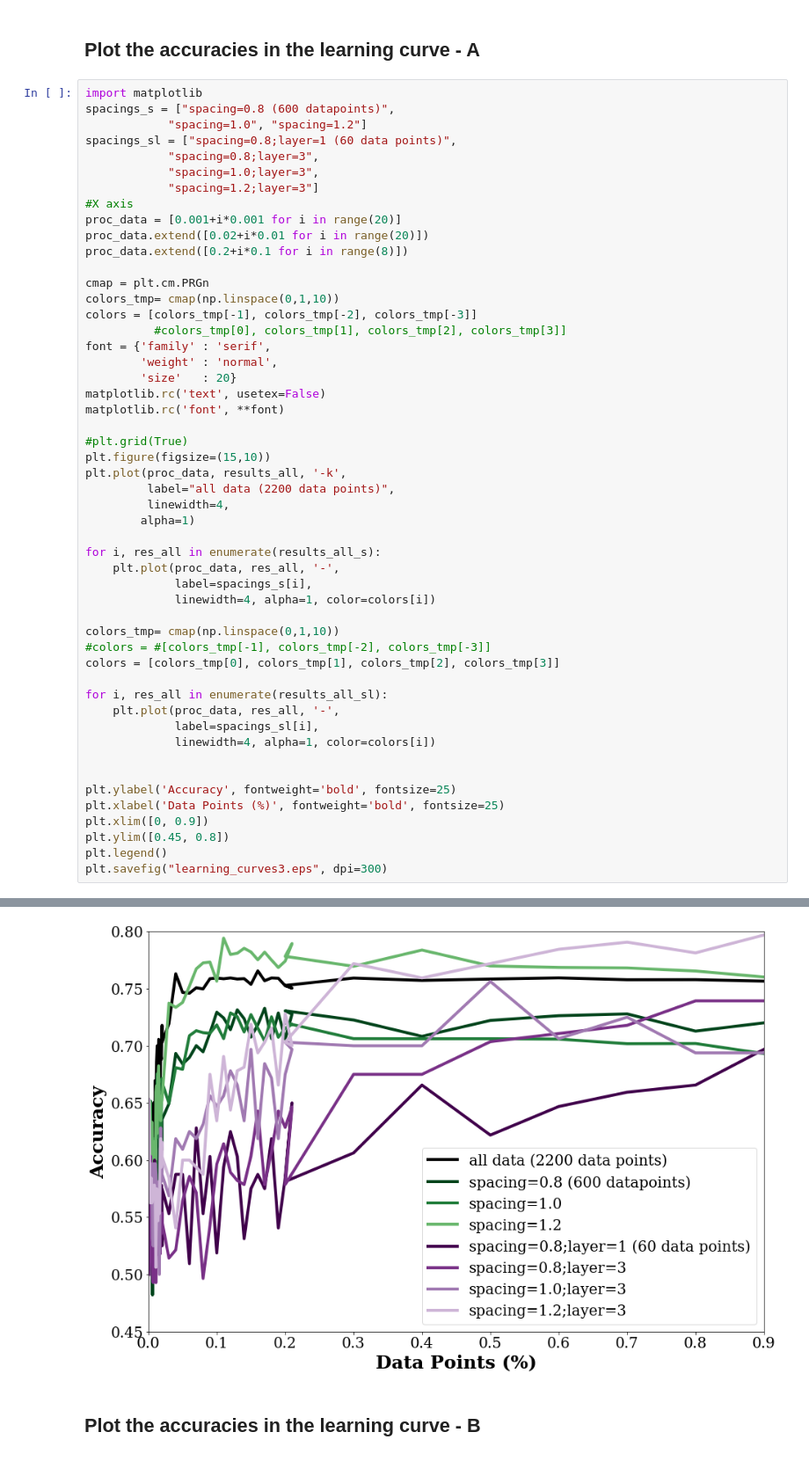
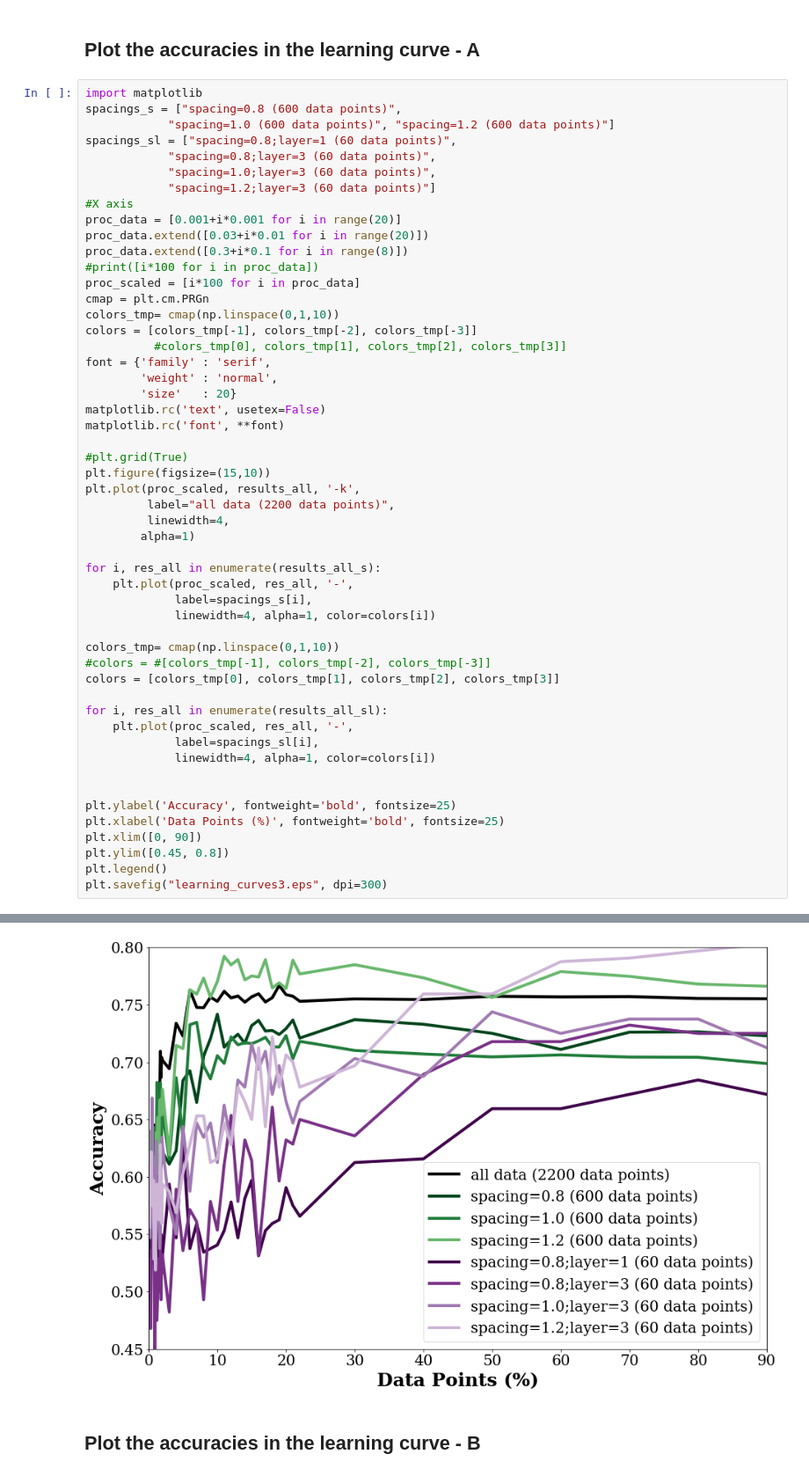
Before and after one commit to KavrakiLab/bioMateriaLs, a Jupyter notebook: P3-Learning_curves.ipynb, the cells around one changed output, grey strips where cells are left out. Shown at 88% size. Saved outputs shown, nothing was run; the diff lists cells and outputs as text.

Commit message:
Learning curves plot fix

```diff
--- a/P3-Learning_curves.ipynb
+++ b/P3-Learning_curves.ipynb
@@ -368,17 +368,18 @@ no_data
 ## Plot the accuracies in the learning curve - A
 # %%
 import matplotlib
-spacings_s = ["spacing=0.8 (600 datapoints)",
-            "spacing=1.0", "spacing=1.2"]
+spacings_s = ["spacing=0.8 (600 data points)",
+            "spacing=1.0 (600 data points)", "spacing=1.2 (600 data points)"]
 spacings_sl = ["spacing=0.8;layer=1 (60 data points)",
-            "spacing=0.8;layer=3",
-            "spacing=1.0;layer=3",
-            "spacing=1.2;layer=3"]
+            "spacing=0.8;layer=3 (60 data points)",
+            "spacing=1.0;layer=3 (60 data points)",
+            "spacing=1.2;layer=3 (60 data points)"]
 #X axis
 proc_data = [0.001+i*0.001 for i in range(20)]
-proc_data.extend([0.02+i*0.01 for i in range(20)])
-proc_data.extend([0.2+i*0.1 for i in range(8)])
-
+proc_data.extend([0.03+i*0.01 for i in range(20)])
+proc_data.extend([0.3+i*0.1 for i in range(8)])
+#print([i*100 for i in proc_data])
+proc_scaled = [i*100 for i in proc_data]
 cmap = plt.cm.PRGn
 colors_tmp= cmap(np.linspace(0,1,10))
 colors = [colors_tmp[-1], colors_tmp[-2], colors_tmp[-3]]
@@ -389,38 +390,38 @@ font = {'family' : 'serif',
 matplotlib.rc('text', usetex=False)
 matplotlib.rc('font', **font)
 
 #plt.grid(True)
 plt.figure(figsize=(15,10))
-plt.plot(proc_data, results_all, '-k',
+plt.plot(proc_scaled, results_all, '-k',
          label="all data (2200 data points)",
          linewidth=4,
         alpha=1)
 
 for i, res_all in enumerate(results_all_s):
-    plt.plot(proc_data, res_all, '-',
+    plt.plot(proc_scaled, res_all, '-',
              label=spacings_s[i],
              linewidth=4, alpha=1, color=colors[i])
 
 colors_tmp= cmap(np.linspace(0,1,10))
 #colors = #[colors_tmp[-1], colors_tmp[-2], colors_tmp[-3]]
 colors = [colors_tmp[0], colors_tmp[1], colors_tmp[2], colors_tmp[3]]
 
 for i, res_all in enumerate(results_all_sl):
-    plt.plot(proc_data, res_all, '-',
+    plt.plot(proc_scaled, res_all, '-',
              label=spacings_sl[i],
              linewidth=4, alpha=1, color=colors[i])
 
 
 plt.ylabel('Accuracy', fontweight='bold', fontsize=25)
 plt.xlabel('Data Points (%)', fontweight='bold', fontsize=25)
-plt.xlim([0, 0.9])
+plt.xlim([0, 90])
 plt.ylim([0.45, 0.8])
 plt.legend()
 plt.savefig("learning_curves3.eps", dpi=300)
 # %% [output]
 The PostScript backend does not support transparency; partially transparent artists will be rendered opaque.
 The PostScript backend does not support transparency; partially transparent artists will be rendered opaque.
-[figure, old version]
+[figure, new version]
 # %% [markdown]
 ## Plot the accuracies in the learning curve - B
 # %%
```
Also changed, not shown: parts of 2 cells of this notebook, 2 other files.
